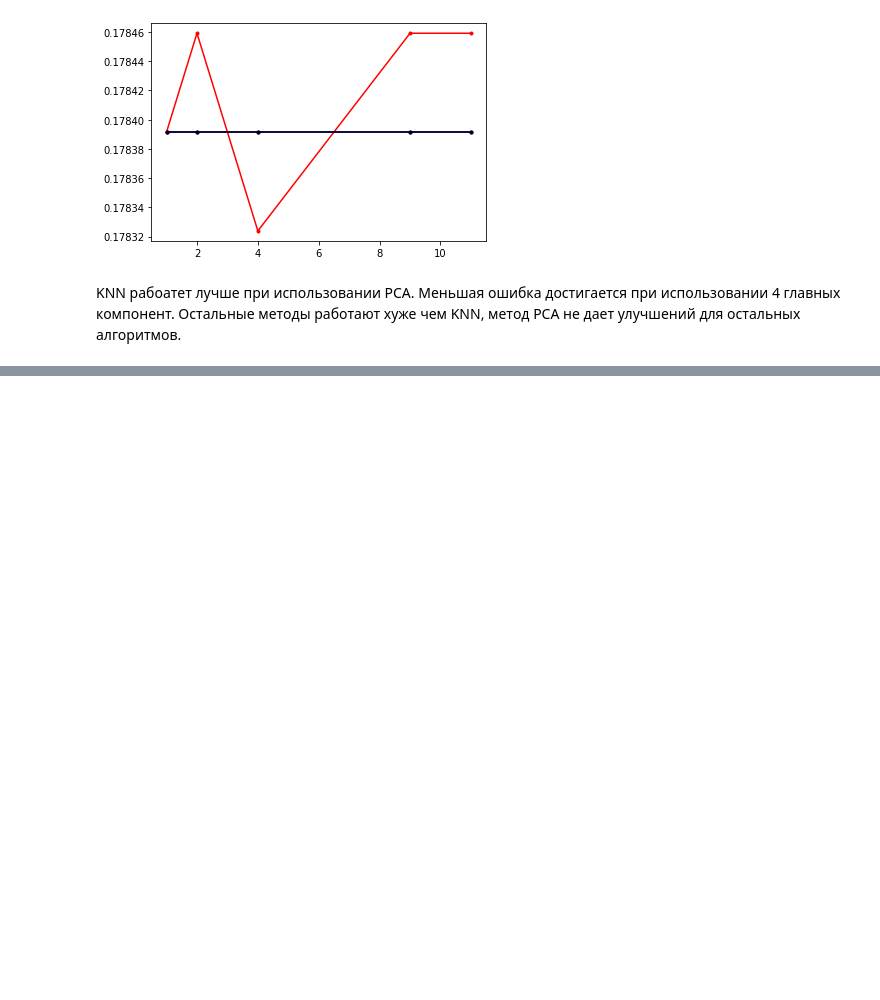
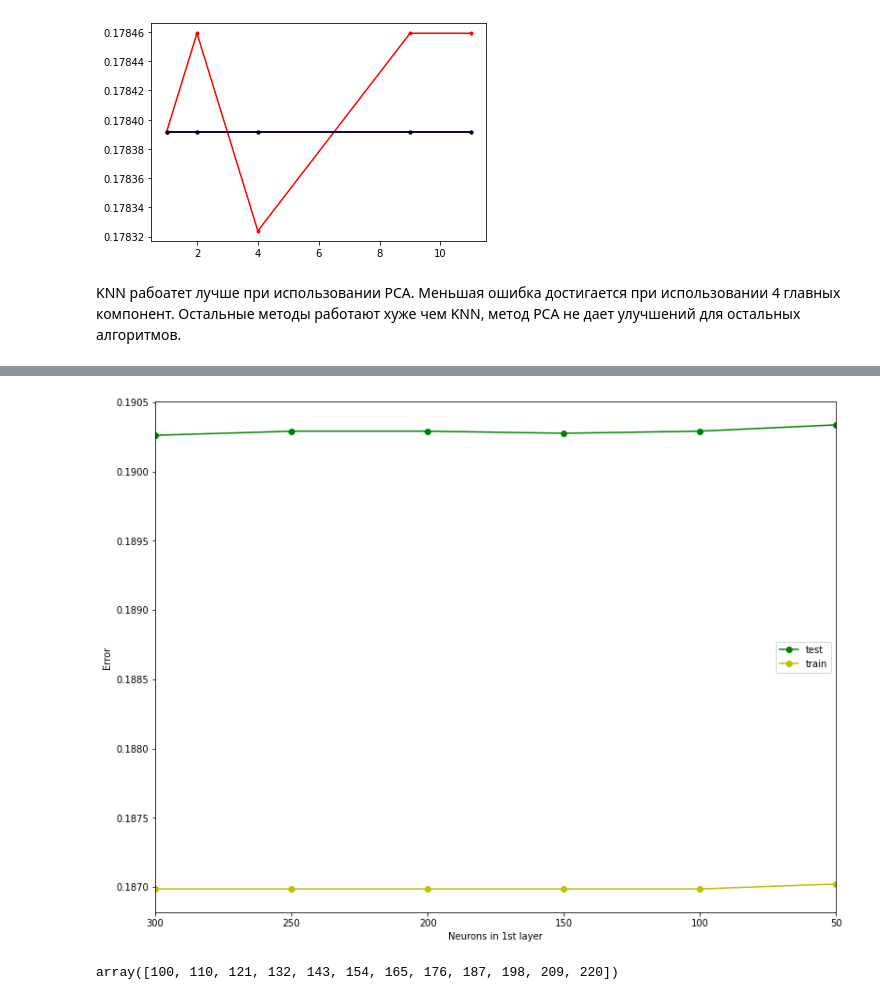
Before and after one commit to LeonidIsaev/ML-HSE, a Jupyter notebook: Lab1-2.ipynb, the cells around one changed output, grey strips where cells are left out. Saved outputs shown, nothing was run; the diff lists cells and outputs as text; code cells hidden in the pictures; blank space fills up the shorter version.

```diff
--- a/Lab1-2.ipynb
+++ b/Lab1-2.ipynb
@@ -868,0 +951,5 @@ KNN рабоатет лучше при использовании PCA. Мень
+# %%
+alpha_best = alpha_arr[5]
+# %%
+test_err = []
+train_err = []
@@ -868,0 +962,12 @@ KNN рабоатет лучше при использовании PCA. Мень
+# %%
+for neurons in layers:
+    mlp_model = MLPClassifier(alpha=alpha_best,hidden_layer_sizes = (neurons,), solver = 'adam',
+                          activation = 'logistic',max_iter = 500, random_state = 33)
+    mlp_model.fit(X_train, y_train)
+
+    y_train_pred = mlp_model.predict(X_train)
+    y_test_pred = mlp_model.predict(X_test)
+    train_err.append(np.mean(y_train != y_train_pred))
+    test_err.append(np.mean(y_test != y_test_pred))
+    print("Neurons number: {}".format(neurons))
+    print(np.mean(y_train != y_train_pred), np.mean(y_test != y_test_pred))
@@ -868,0 +987,11 @@ KNN рабоатет лучше при использовании PCA. Мень
+# %%
+plt.figure(figsize=(13,10))
+plt.plot(layers, train_err, 'g-o', label = 'test')
+plt.plot(layers, test_err, 'y-o', label = 'train')
+plt.xlim([np.max(layers), np.min(layers)])
+plt.xlabel('Neurons in 1st layer')
+plt.ylabel('Error')
+plt.legend()
+pass
+# %% [output]
+[figure, added]
@@ -868,0 +1003,6 @@ KNN рабоатет лучше при использовании PCA. Мень
+# %%
+second_layer = np.linspace(100,220,12)
+second_layer = np.array(second_layer).astype("int")
+second_layer
+# %% [output]
+array([100, 110, 121, 132, 143, 154, 165, 176, 187, 198, 209, 220])
```
Also changed, not shown: parts of 23 cells of this notebook.
